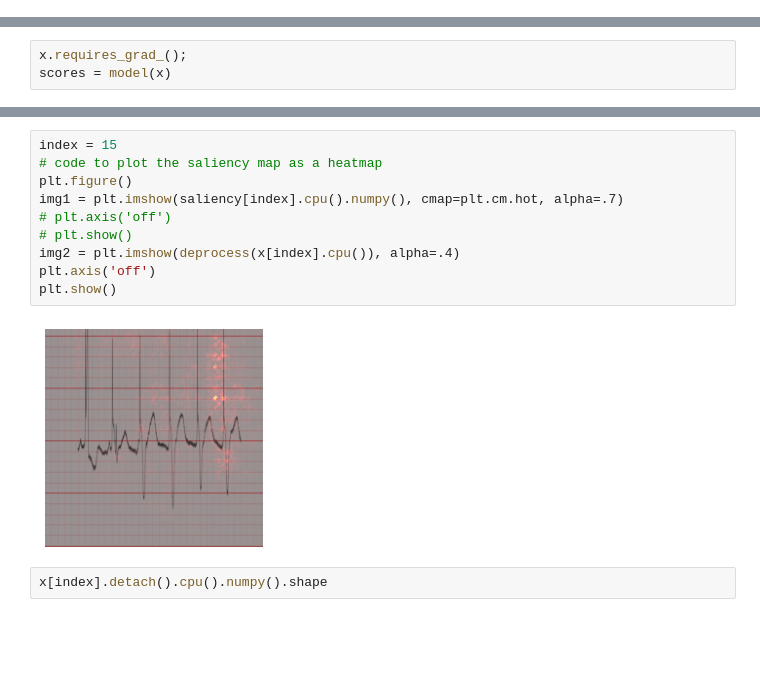
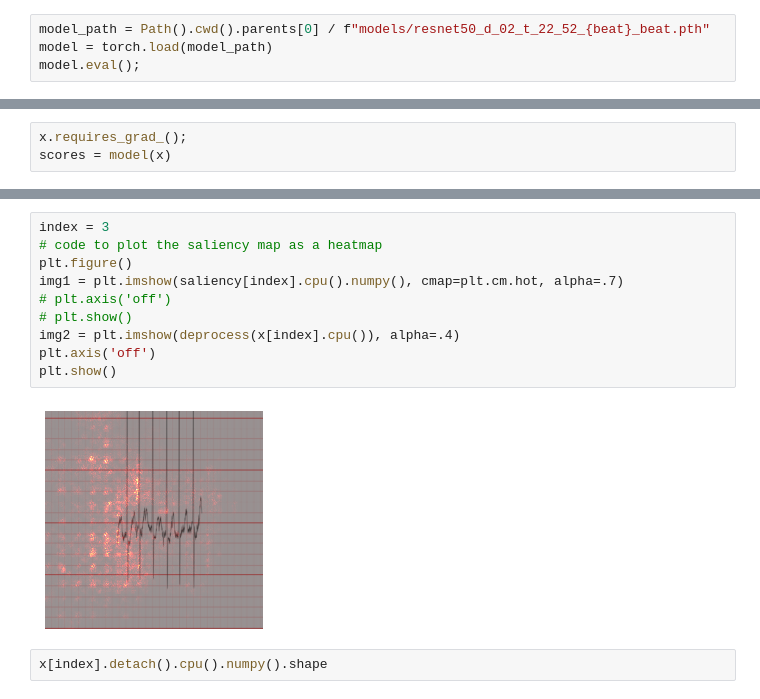
Before and after one commit to ruivarandas/DSLproject, a Jupyter notebook: notebooks/testing_and_interpret.ipynb, the cells around one changed output, grey strips where cells are left out. Drawn from its saved outputs; the diff is of its cells as text; blank space fills up the shorter version.

```diff
--- a/notebooks/testing_and_interpret.ipynb
+++ b/notebooks/testing_and_interpret.ipynb
@@ -58,3 +56,7 @@ model.eval();
+# %%
+model_path = Path().cwd().parents[0] / f"models/resnet50_d_02_t_22_52_{beat}_beat.pth"
+model = torch.load(model_path)
+model.eval();
 # %%
 def deprocess(image):
     transform = transforms.Compose([
@@ -157,16 +162,16 @@ SCORE MAX: tensor([[ 0.6270,  0.6270, -0.6288, -0.6288,  0.6270, -0.6288,  0.627
        device='cuda:0', grad_fn=<IndexBackward>)
 # %%
-index = 15
+index = 3
 # code to plot the saliency map as a heatmap
 plt.figure()
 img1 = plt.imshow(saliency[index].cpu().numpy(), cmap=plt.cm.hot, alpha=.7)
 # plt.axis('off')
 # plt.show()
 img2 = plt.imshow(deprocess(x[index].cpu()), alpha=.4)
 plt.axis('off')
 plt.show()
 # %% [output]
-[figure, old version]
+[figure, new version]
 # %%
 x[index].detach().cpu().numpy().shape
 # %% [output]
```
Also changed, not shown: parts of 8 cells of this notebook, 20 other files.
